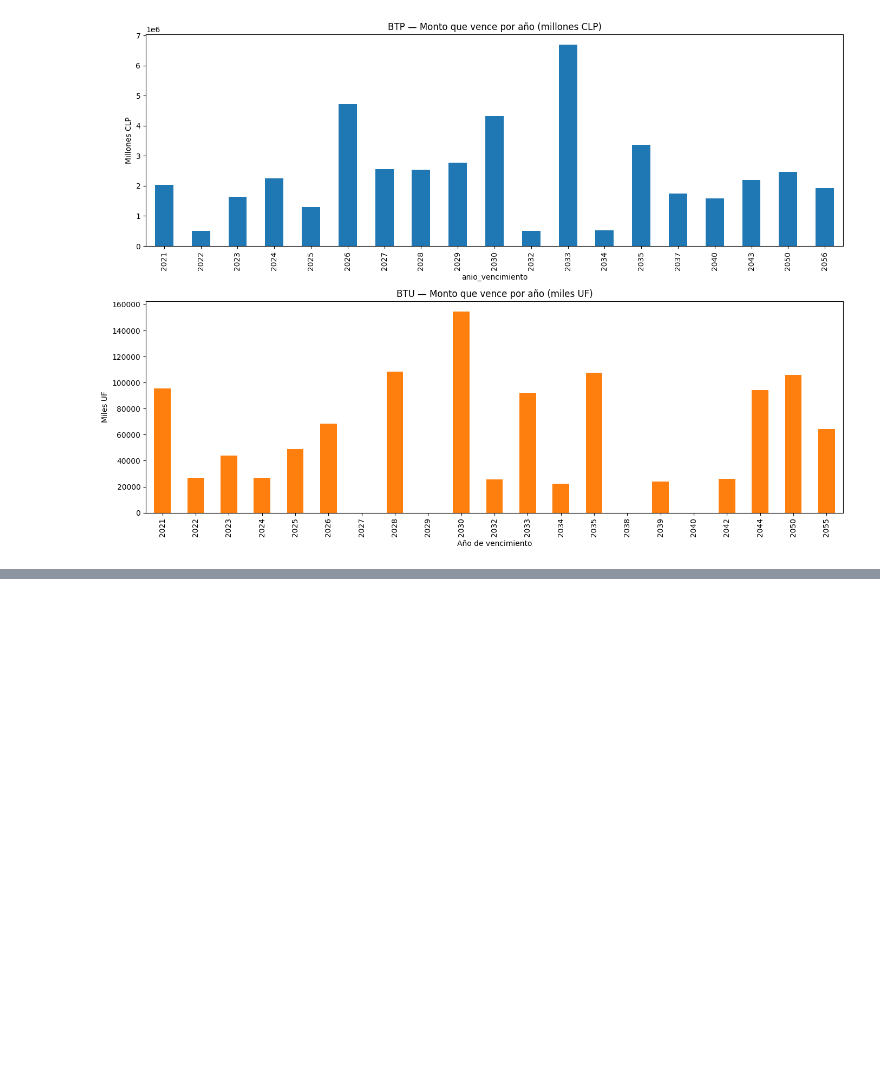
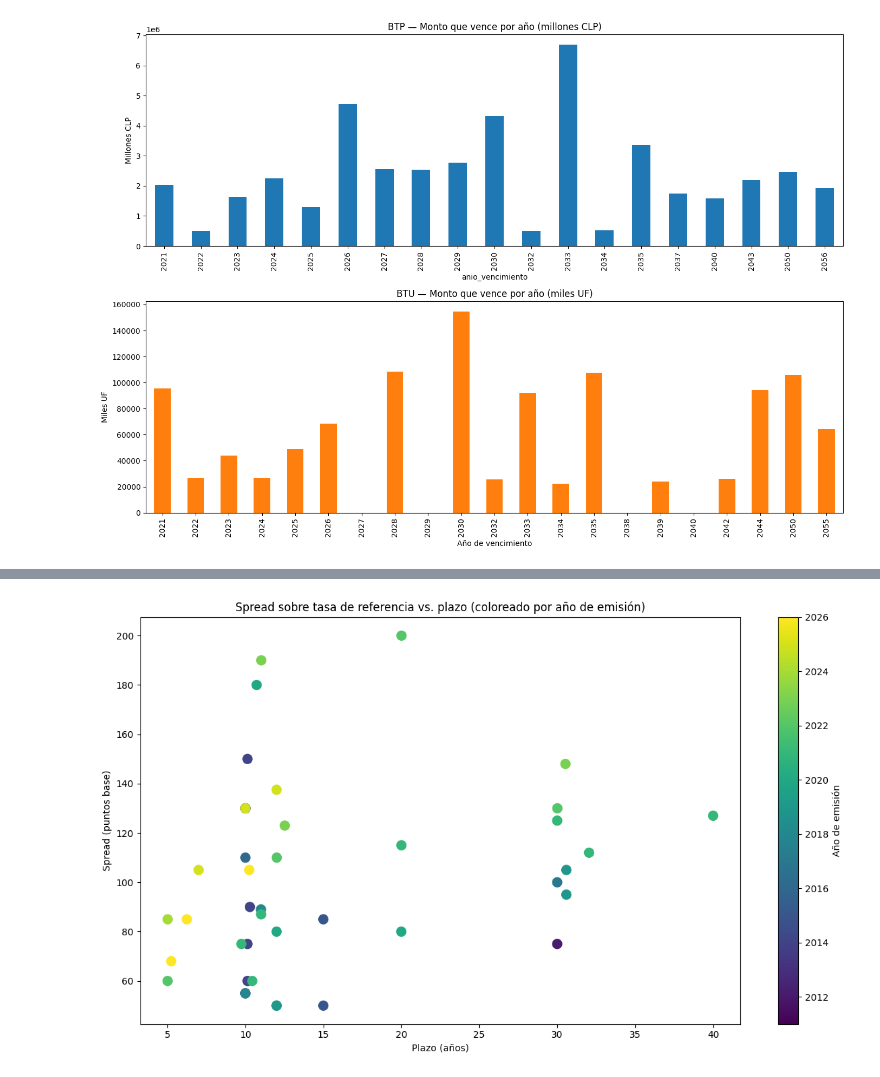
Before and after one commit to nombre00/gestor_datos_economicos, a Jupyter notebook: notebooks/06_bonos_locales_y_externos.ipynb, the cells around one changed output, grey strips where cells are left out. Saved outputs shown, nothing was run; the diff lists cells and outputs as text; code cells hidden in the pictures; blank space fills up the shorter version.

```diff
--- a/notebooks/06_bonos_locales_y_externos.ipynb
+++ b/notebooks/06_bonos_locales_y_externos.ipynb
@@ -128,0 +193,23 @@ plt.show()
+# %%
+# Volvemos a revisar los bonos externos pero ahora agregamos el año de emisión ya que el spread parece relacionarse con eso más que con el plazo
+
+fig, ax = plt.subplots(figsize=(12, 7))
+
+df_spread["anio_emision"] = pd.to_datetime(df_spread["fecha_emision"]).dt.year
+
+scatter = ax.scatter(
+    df_spread["plazo_anios"], df_spread["spread_caratula"],
+    c=df_spread["anio_emision"], cmap="viridis", s=100
+)
+
+ax.set_title("Spread sobre tasa de referencia vs. plazo (coloreado por año de emisión)")
+ax.set_xlabel("Plazo (años)")
+ax.set_ylabel("Spread (puntos base)")
+
+cbar = fig.colorbar(scatter, ax=ax)
+cbar.set_label("Año de emisión")
+
+plt.tight_layout()
+plt.show()
+# %% [output]
+[figure, added]
```
Also changed, not shown: parts of 3 cells of this notebook.
